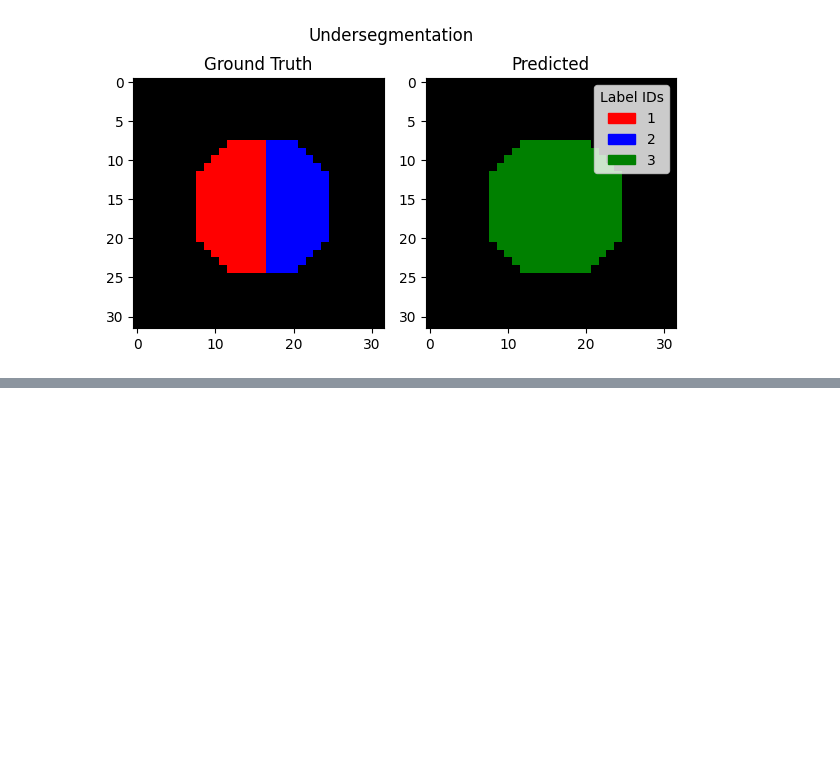
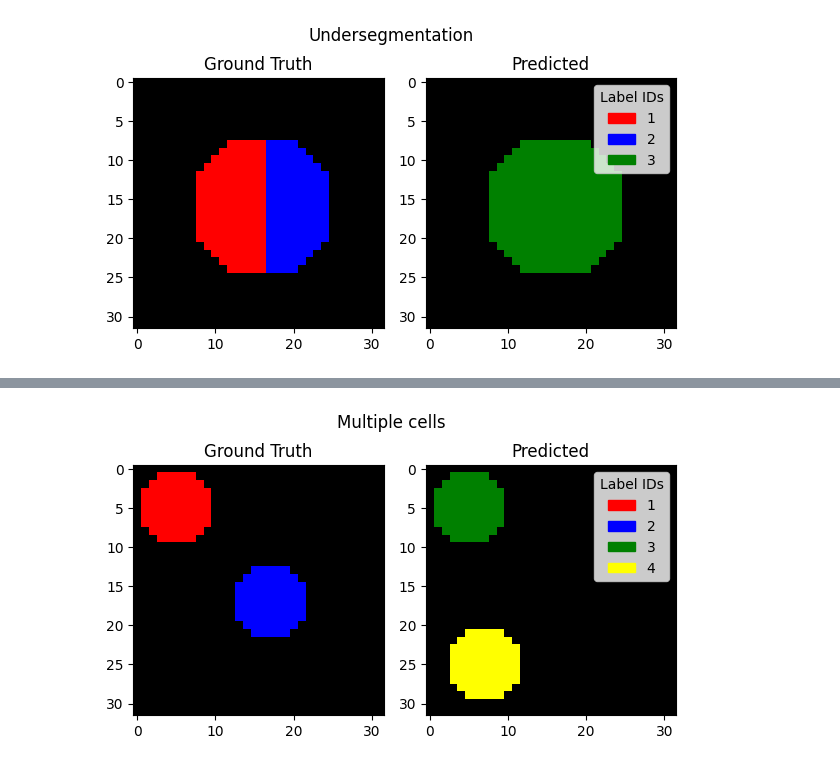
Before and after one commit to Janelia-Trackathon-2023/traccuracy, a Jupyter notebook: examples/test-cases.ipynb, the cells around one changed output, grey strips where cells are left out. Saved outputs shown, nothing was run; the diff lists cells and outputs as text; code cells hidden in the pictures; blank space fills up the shorter version.

```diff
--- a/examples/test-cases.ipynb
+++ b/examples/test-cases.ipynb
@@ -170,0 +161,4 @@ plot_pair(*undersegmentation_2d(), "Undersegmentation")
+# %%
+plot_pair(*ex_segs.multicell_2d(), "Multiple cells")
+# %% [output]
+[figure, added]
```
Also changed, not shown: parts of 19 cells of this notebook, 2 other files.
